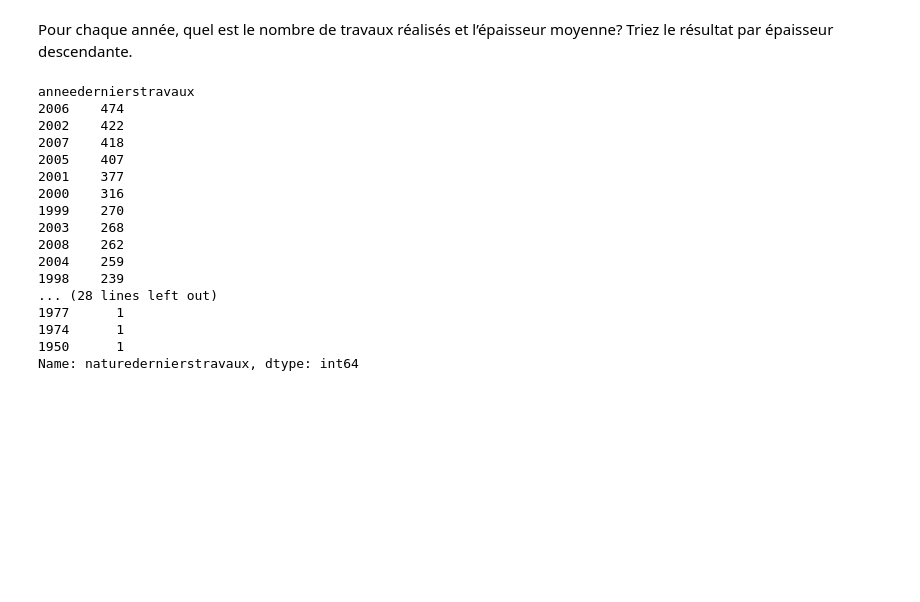
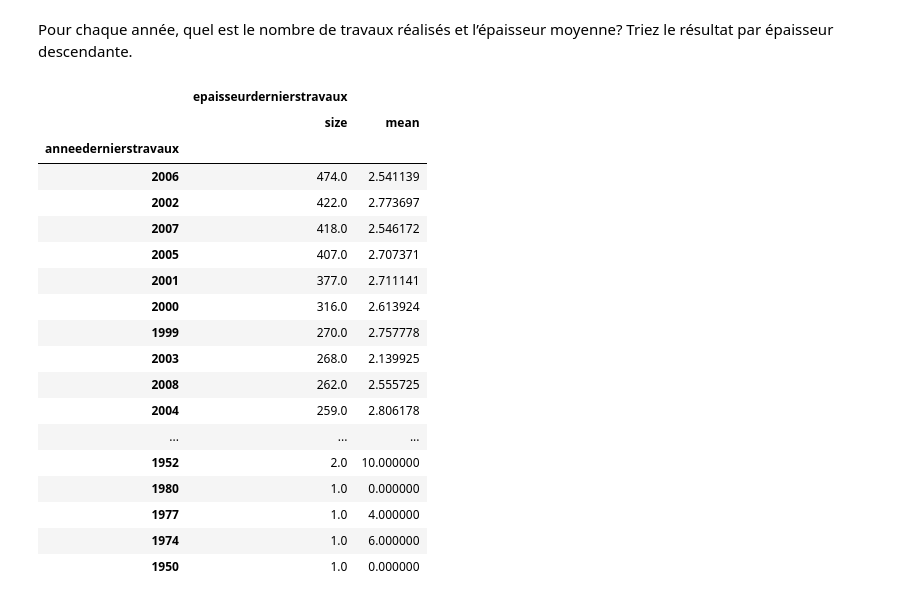
Before and after one commit to diarramame/python, a Jupyter notebook: routes.ipynb, the cells around one changed output. Drawn from its saved outputs; the diff is of its cells as text; code cells hidden in the pictures; blank space fills up the shorter version.

```diff
--- a/routes.ipynb
+++ b/routes.ipynb
@@ -87,25 +88,27 @@ BBTM     340
 Name: entityid, dtype: int64
 # %% [markdown]
 Pour chaque année, quel est le nombre de travaux réalisés et l’épaisseur moyenne? Triez le résultat par épaisseur descendante.
+# %%
+dataframe_annee=route1.groupby('anneedernierstravaux').agg({'epaisseurdernierstravaux': [np.size, np.mean]})
 # %%
-dataframe_annee=route1.groupby('anneedernierstravaux').naturedernierstravaux.count().sort_values(ascending=False)
+dataframe_annee.sort_values([('epaisseurdernierstravaux', 'size')], ascending=False)
+# %% [output]
+|  | epaisseurdernierstravaux |  |
+|  | size | mean |
+| anneedernierstravaux |  |  |
+| 2006 | 474.0 | 2.541139 |
+| 2002 | 422.0 | 2.773697 |
+| 2007 | 418.0 | 2.546172 |
+| 2005 | 407.0 | 2.707371 |
+| 2001 | 377.0 | 2.711141 |
+| 2000 | 316.0 | 2.613924 |
+| 1999 | 270.0 | 2.757778 |
+| 2003 | 268.0 | 2.139925 |
+| 2008 | 262.0 | 2.555725 |
+| 2004 | 259.0 | 2.806178 |
+| ... | ... | ... |
+| 1952 | 2.0 | 10.000000 |
+| 1980 | 1.0 | 0.000000 |
+| 1977 | 1.0 | 4.000000 |
+| 1974 | 1.0 | 6.000000 |
+| 1950 | 1.0 | 0.000000 |
-# %%
-dataframe_annee
-# %% [output]
-anneedernierstravaux
-2006    474
-2002    422
-2007    418
-2005    407
-2001    377
-2000    316
-1999    270
-2003    268
-2008    262
-2004    259
-1998    239
-... (28 lines left out)
-1977      1
-1974      1
-1950      1
-Name: naturedernierstravaux, dtype: int64
```
Also changed, not shown: parts of 1 cell of this notebook.
